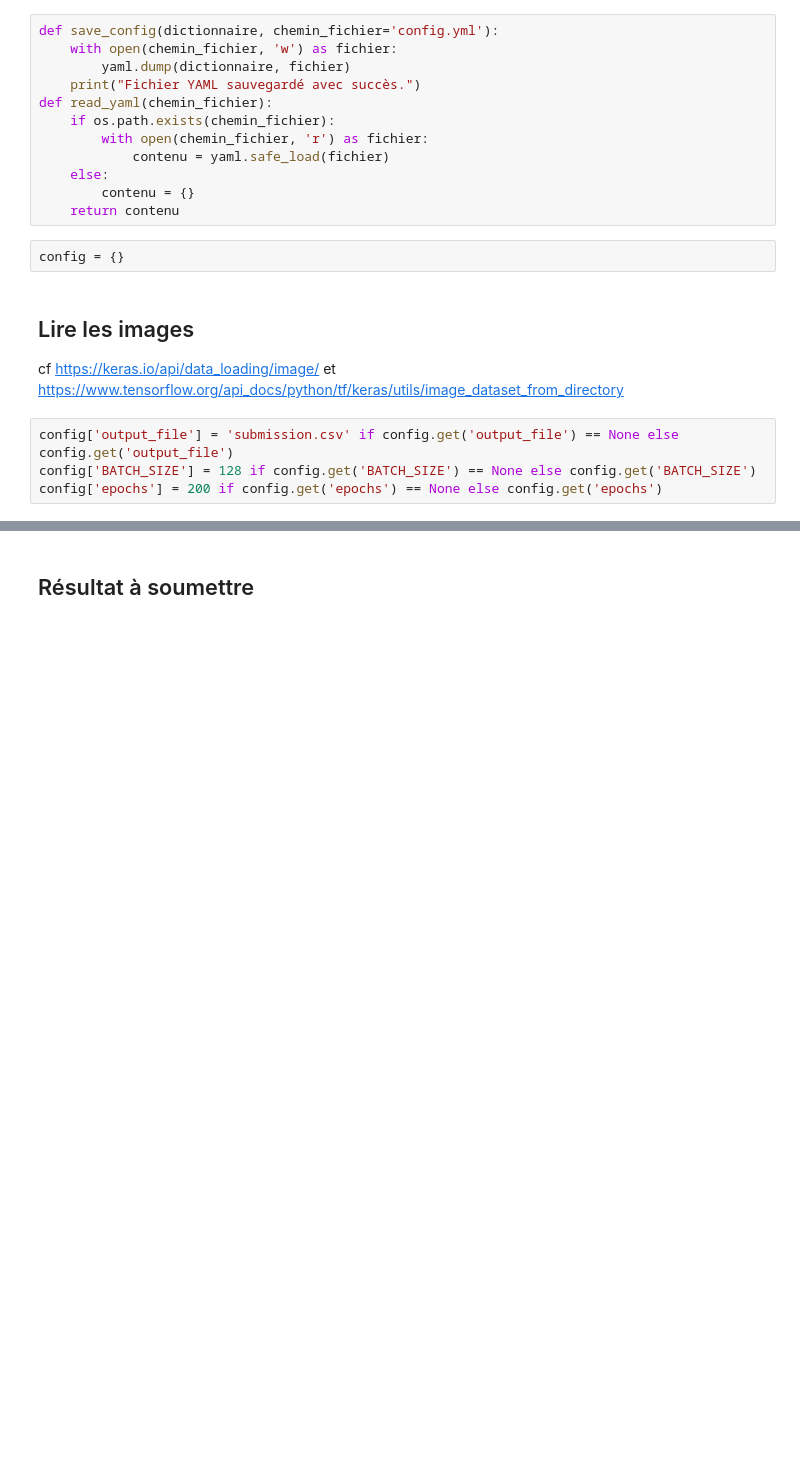
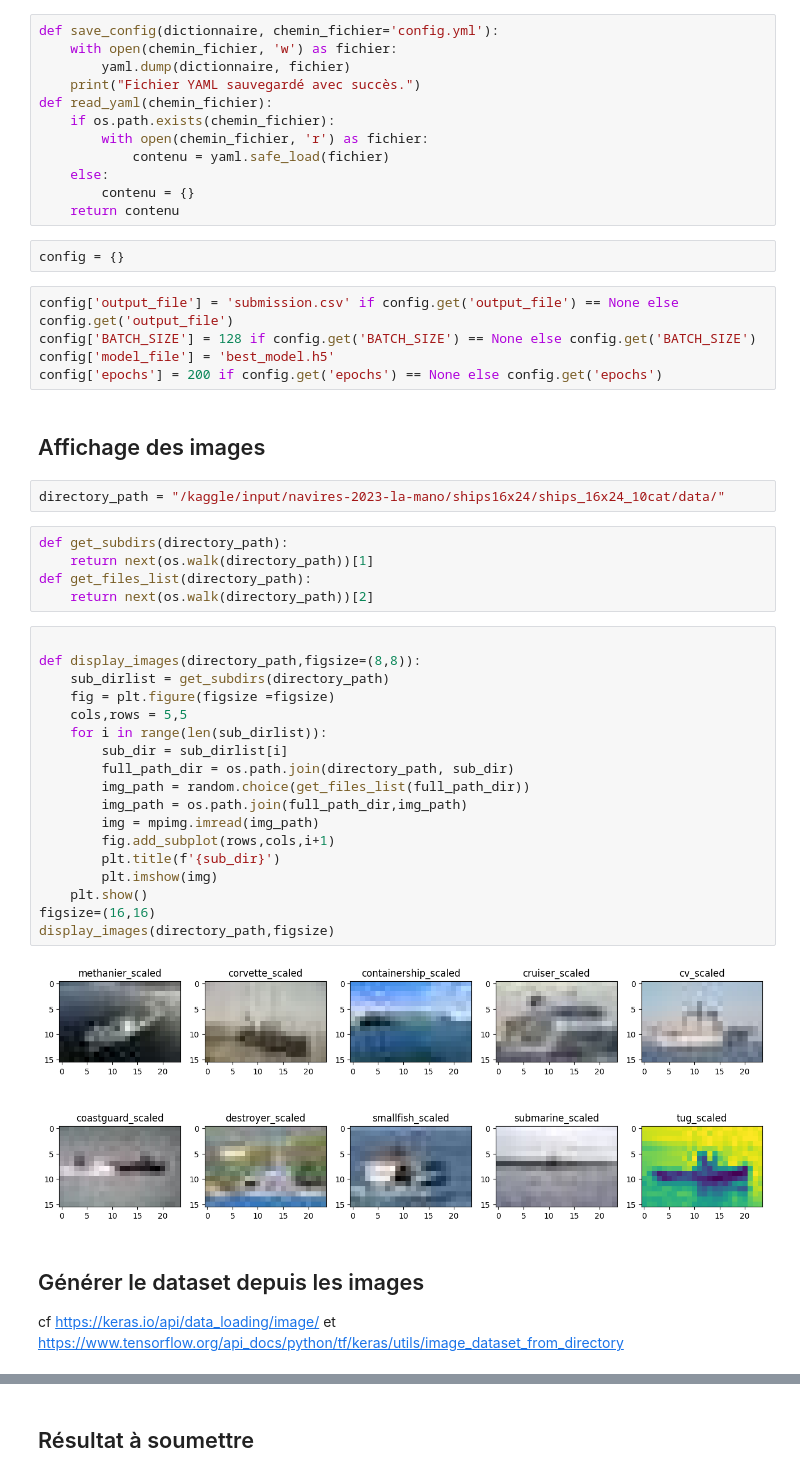
Before and after one commit to Bast-94/IREN-BOATS, a Jupyter notebook: nb-v70.ipynb, the cells around one changed output, grey strips where cells are left out. Saved outputs shown, nothing was run; the diff lists cells and outputs as text; blank space fills up the shorter version.

Commit message:
STYLE(boats): Affichage au hasard des bateaux.

```diff
--- a/nb-v70.ipynb
+++ b/nb-v70.ipynb
@@ -27,13 +32,43 @@ def read_yaml(chemin_fichier):
     return contenu
 # %%
 config = {}
+# %%
+config['output_file'] = 'submission.csv' if config.get('output_file') == None else config.get('output_file')
+config['BATCH_SIZE'] = 128 if config.get('BATCH_SIZE') == None else config.get('BATCH_SIZE')
+config['model_file'] = 'best_model.h5'
+config['epochs'] = 200 if config.get('epochs') == None else config.get('epochs')
+# %% [markdown]
+## Affichage des images
+# %%
+directory_path = "/kaggle/input/navires-2023-la-mano/ships16x24/ships_16x24_10cat/data/"
+# %%
+def get_subdirs(directory_path):
+    return next(os.walk(directory_path))[1]
+def get_files_list(directory_path):
+    return next(os.walk(directory_path))[2]
+# %%
+
+def display_images(directory_path,figsize=(8,8)):
+    sub_dirlist = get_subdirs(directory_path)
+    fig = plt.figure(figsize =figsize)
+    cols,rows = 5,5
+    for i in range(len(sub_dirlist)):
+        sub_dir = sub_dirlist[i]
+        full_path_dir = os.path.join(directory_path, sub_dir)
+        img_path = random.choice(get_files_list(full_path_dir))
+        img_path = os.path.join(full_path_dir,img_path)
+        img = mpimg.imread(img_path)
+        fig.add_subplot(rows,cols,i+1)
+        plt.title(f'{sub_dir}')
+        plt.imshow(img)
+    plt.show()
+figsize=(16,16)
+display_images(directory_path,figsize)
+# %% [output]
+[figure, added]
 # %% [markdown]
-## Lire les images
+## Générer le dataset depuis les images
 
 cf https://keras.io/api/data_loading/image/ et
 https://www.tensorflow.org/api_docs/python/tf/keras/utils/image_dataset_from_directory
-# %%
-config['output_file'] = 'submission.csv' if config.get('output_file') == None else config.get('output_file')
-config['BATCH_SIZE'] = 128 if config.get('BATCH_SIZE') == None else config.get('BATCH_SIZE')
-config['epochs'] = 200 if config.get('epochs') == None else config.get('epochs')
 # %%
```
Also changed, not shown: parts of 11 cells of this notebook.
